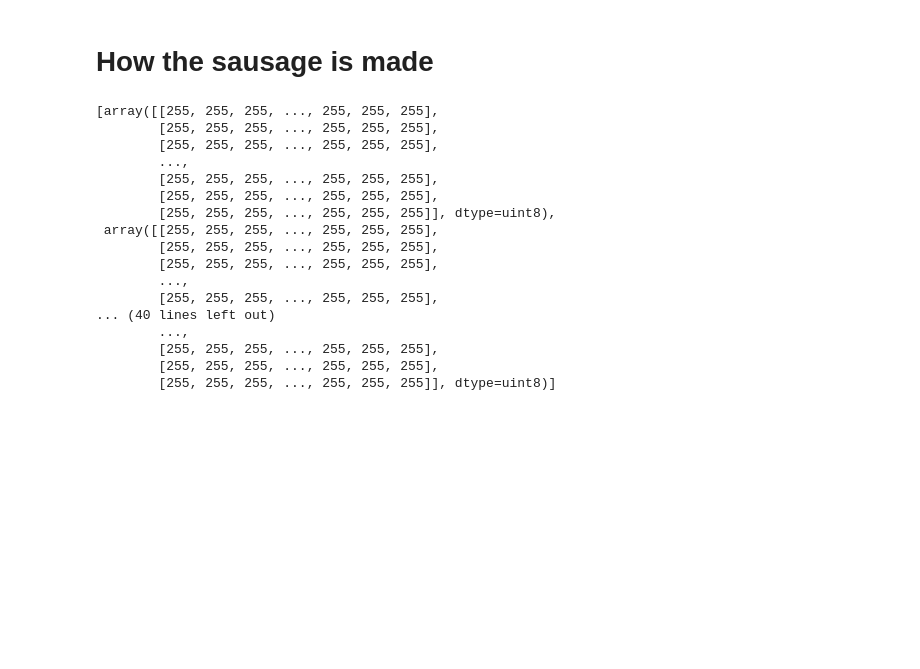
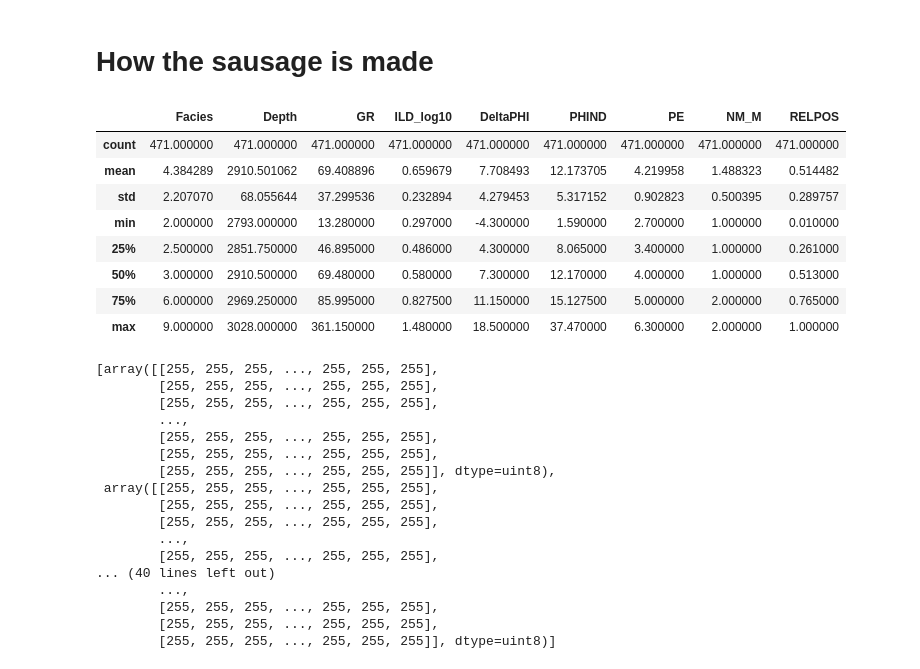
Before and after one commit to chancesang/datadisco, a Jupyter notebook: making_plot_sausages.ipynb, the cells around one changed output. Drawn from its saved outputs; the diff is of its cells as text; code cells hidden in the pictures; blank space fills up the shorter version.

```diff
--- a/making_plot_sausages.ipynb
+++ b/making_plot_sausages.ipynb
@@ -43,6 +46,18 @@ plt.imshow(data[:,0:150,2], cmap="Greys_r")
 plt.imshow(data[:,150:300,2], cmap="Greys_r")
 # %%
 shrimplin = pd.read_csv('shrimplin.csv')
+# %%
+shrimplin.describe()
+# %% [output]
+|  | Facies | Depth | GR | ILD_log10 | DeltaPHI | PHIND | PE | NM_M | RELPOS |
+| count | 471.000000 | 471.000000 | 471.000000 | 471.000000 | 471.000000 | 471.000000 | 471.000000 | 471.000000 | 471.000000 |
+| mean | 4.384289 | 2910.501062 | 69.408896 | 0.659679 | 7.708493 | 12.173705 | 4.219958 | 1.488323 | 0.514482 |
+| std | 2.207070 | 68.055644 | 37.299536 | 0.232894 | 4.279453 | 5.317152 | 0.902823 | 0.500395 | 0.289757 |
+| min | 2.000000 | 2793.000000 | 13.280000 | 0.297000 | -4.300000 | 1.590000 | 2.700000 | 1.000000 | 0.010000 |
+| 25% | 2.500000 | 2851.750000 | 46.895000 | 0.486000 | 4.300000 | 8.065000 | 3.400000 | 1.000000 | 0.261000 |
+| 50% | 3.000000 | 2910.500000 | 69.480000 | 0.580000 | 7.300000 | 12.170000 | 4.000000 | 1.000000 | 0.513000 |
+| 75% | 6.000000 | 2969.250000 | 85.995000 | 0.827500 | 11.150000 | 15.127500 | 5.000000 | 2.000000 | 0.765000 |
+| max | 9.000000 | 3028.000000 | 361.150000 | 1.480000 | 18.500000 | 37.470000 | 6.300000 | 2.000000 | 1.000000 |
 # %%
 def logchunks(wellname, GR):
 
```
Also changed, not shown: parts of 18 cells of this notebook, 1 other file.
